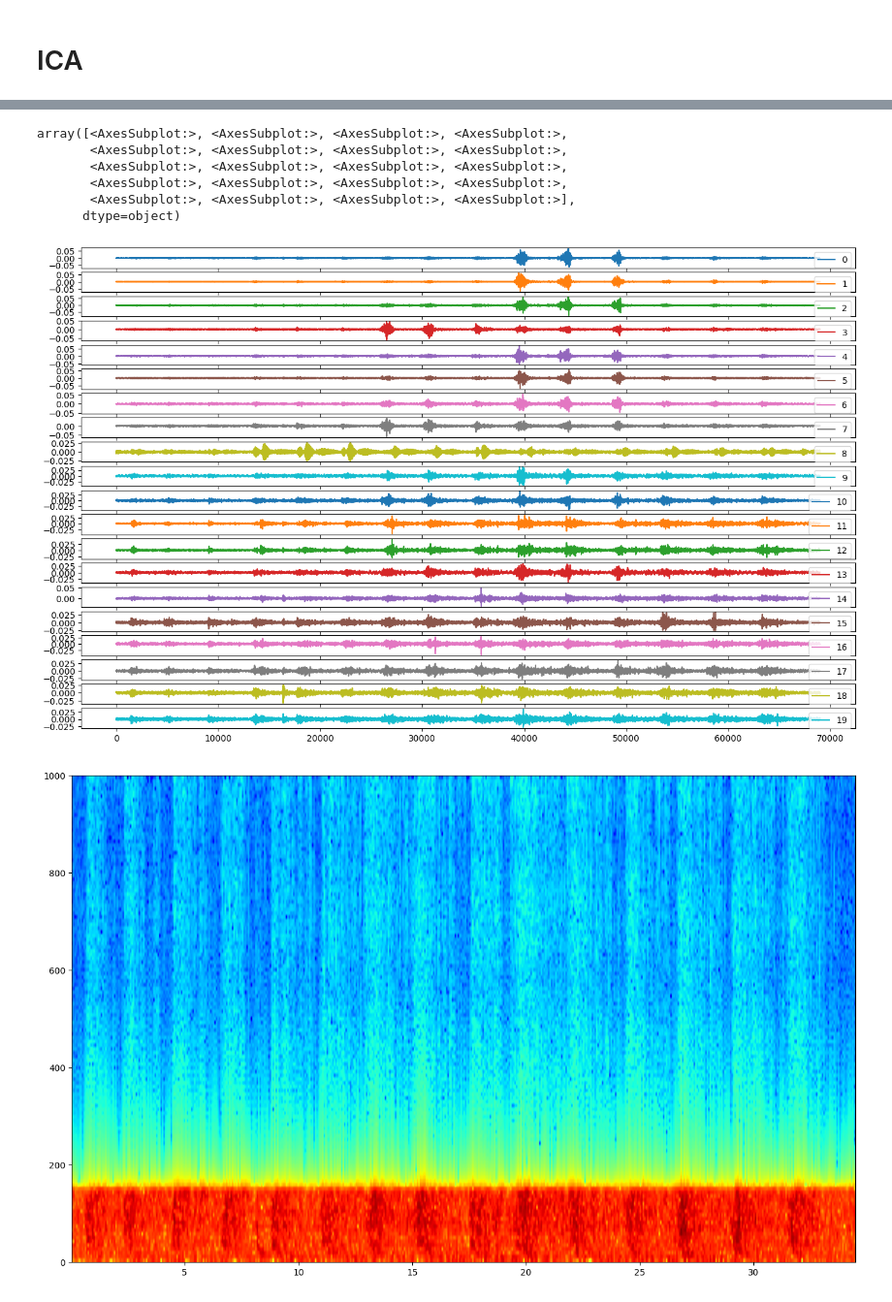
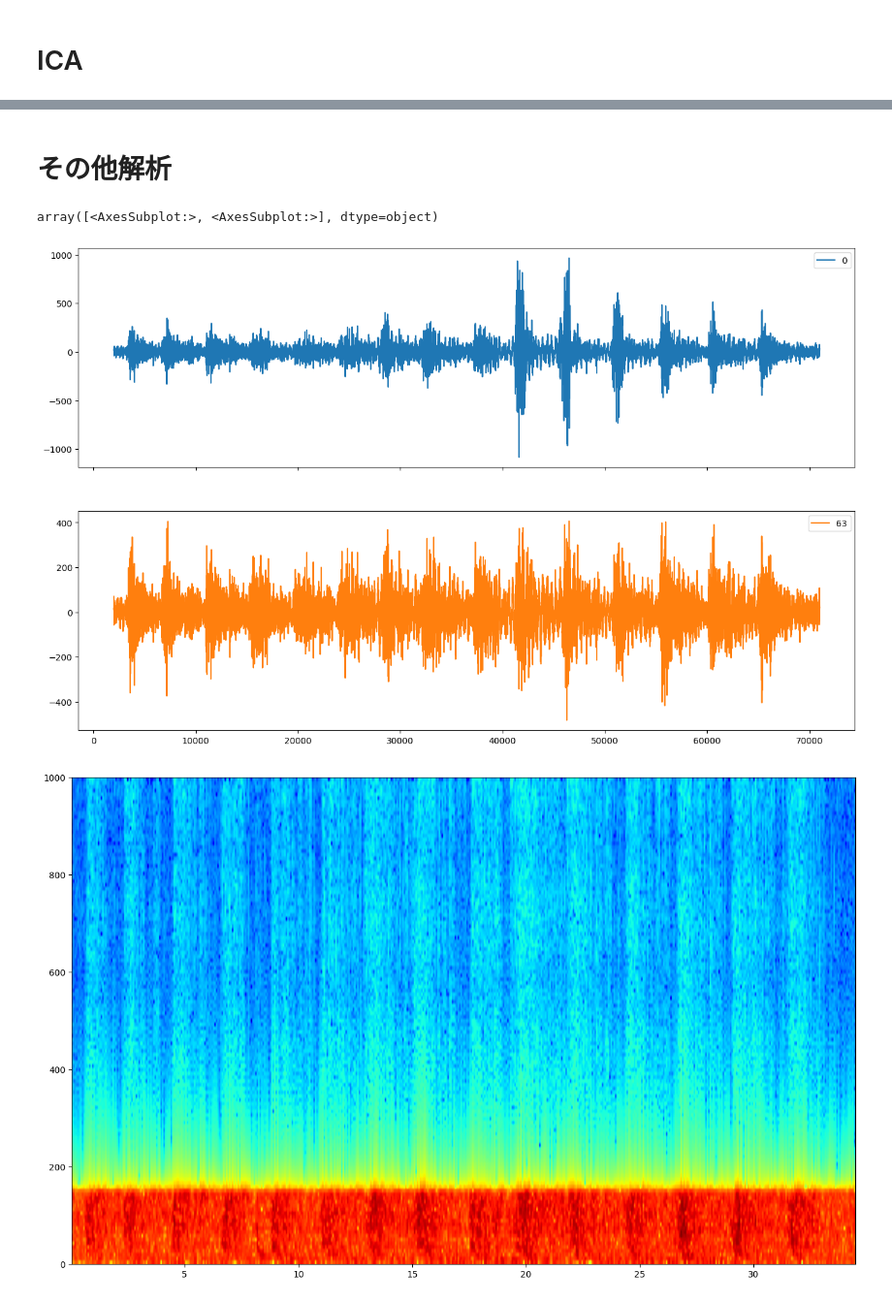
Before and after one commit to mechAneko12/EMG_decomposition_rhd, a Jupyter notebook: main.ipynb, the cells around one changed output, grey strips where cells are left out. Shown at 97% size. Cells and saved outputs as stored; diff of their text form; code cells hidden in the pictures.

```diff
--- a/main.ipynb
+++ b/main.ipynb
@@ -220,14 +240,10 @@ for i in range(n_comp):
+# %% [markdown]
+# その他解析
 # %%
-df_mu_flex = pd.DataFrame(mu_flex )
-df_mu_flex.iloc[:, :20].plot(subplots=True)
+df_use.iloc[:, [0, 63]].plot(subplots=True)
 # %% [output]
-array([<AxesSubplot:>, <AxesSubplot:>, <AxesSubplot:>, <AxesSubplot:>,
-       <AxesSubplot:>, <AxesSubplot:>, <AxesSubplot:>, <AxesSubplot:>,
-       <AxesSubplot:>, <AxesSubplot:>, <AxesSubplot:>, <AxesSubplot:>,
-       <AxesSubplot:>, <AxesSubplot:>, <AxesSubplot:>, <AxesSubplot:>,
-       <AxesSubplot:>, <AxesSubplot:>, <AxesSubplot:>, <AxesSubplot:>],
-      dtype=object)
+array([<AxesSubplot:>, <AxesSubplot:>], dtype=object)
-[figure, old version]
+[figure, new version]
 # %%
 _, _ ,_, _ = plt.specgram(mu_flex[:, 15], Fs=2000, cmap = 'jet', mode='magnitude')
 # %% [output]
```
Also changed, not shown: parts of 8 cells of this notebook.
